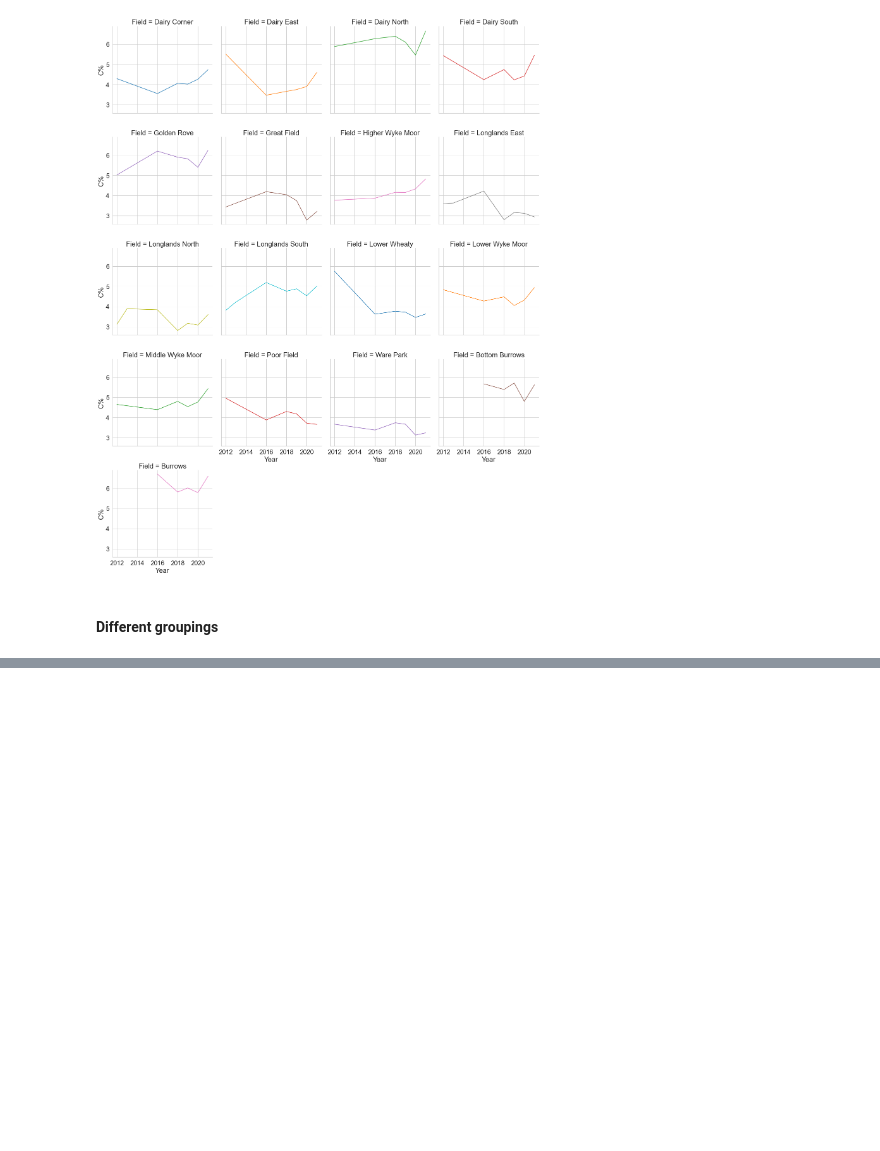
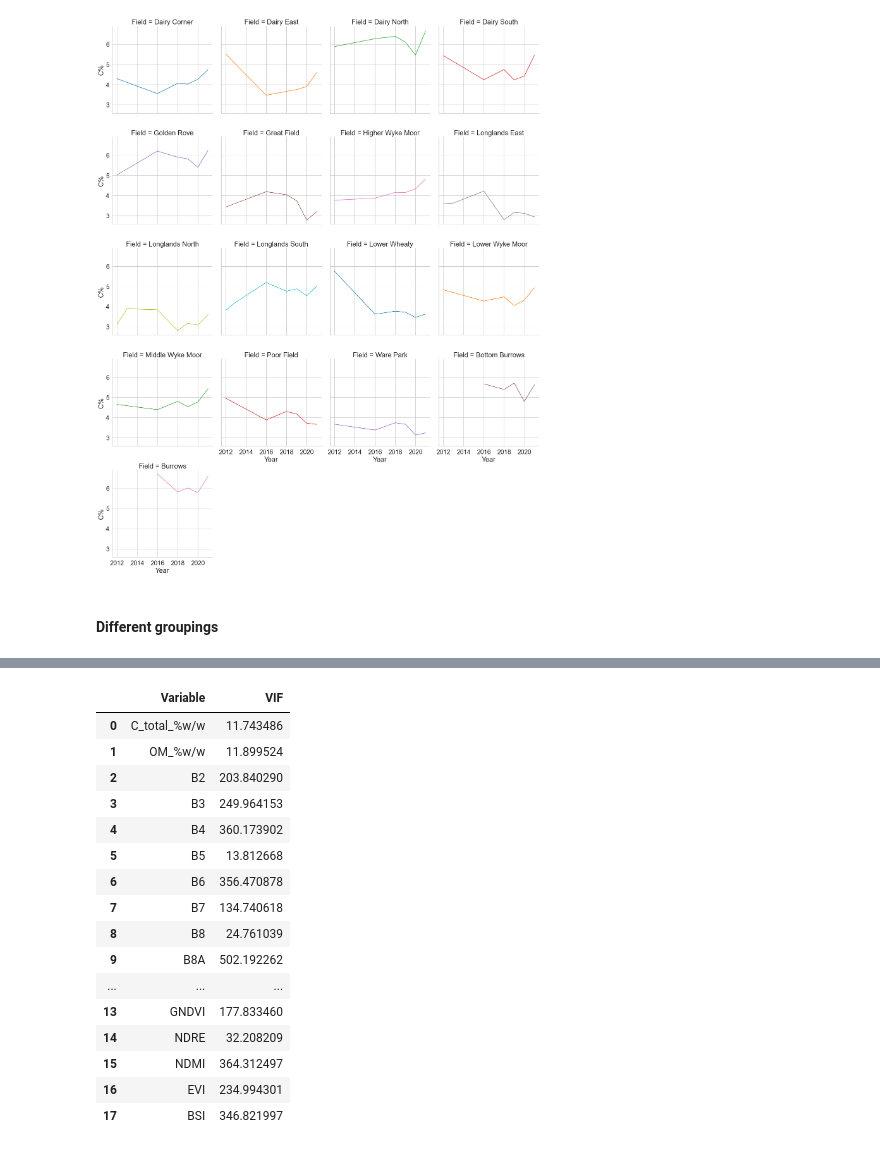
Before and after one commit to neli12/project-carbon-RR, a Jupyter notebook: First steps in analysing RR data.ipynb, the cells around one changed output, grey strips where cells are left out. Saved outputs shown, nothing was run; the diff lists cells and outputs as text; code cells hidden in the pictures; blank space fills up the shorter version.

```diff
--- a/First steps in analysing RR data.ipynb
+++ b/First steps in analysing RR data.ipynb
@@ -1254,0 +1432,39 @@ group_by_field_year3.drop(['Year', 'Field', 'SP_ID', 'sample_distance (m)', 'Eas
+# %%
+# load statmodels functions
+from statsmodels.stats.outliers_influence import variance_inflation_factor
+from statsmodels.tools.tools import add_constant
+
+# compute the vif for all given features
+def compute_vif(considered_features):
+
+    X = df[considered_features]
+    # the calculation of variance inflation requires a constant
+    X['intercept'] = 1
+
+    # create dataframe to store vif values
+    vif = pd.DataFrame()
+    vif["Variable"] = X.columns
+    vif["VIF"] = [variance_inflation_factor(X.values, i) for i in range(X.shape[1])]
+    vif = vif[vif['Variable']!='intercept']
+    return vif
+# %%
+df = f3_df
+compute_vif(cols3)
+# %% [output]
+|  | Variable | VIF |
+| 0 | C_total_%w/w | 11.743486 |
+| 1 | OM_%w/w | 11.899524 |
+| 2 | B2 | 203.840290 |
+| 3 | B3 | 249.964153 |
+| 4 | B4 | 360.173902 |
+| 5 | B5 | 13.812668 |
+| 6 | B6 | 356.470878 |
+| 7 | B7 | 134.740618 |
+| 8 | B8 | 24.761039 |
+| 9 | B8A | 502.192262 |
+| ... | ... | ... |
+| 13 | GNDVI | 177.833460 |
+| 14 | NDRE | 32.208209 |
+| 15 | NDMI | 364.312497 |
+| 16 | EVI | 234.994301 |
+| 17 | BSI | 346.821997 |
```
Also changed, not shown: parts of 23 cells of this notebook.
